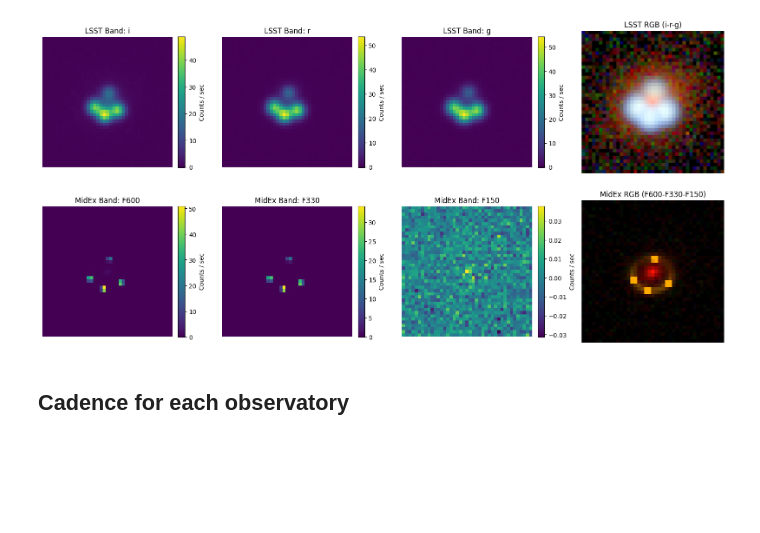
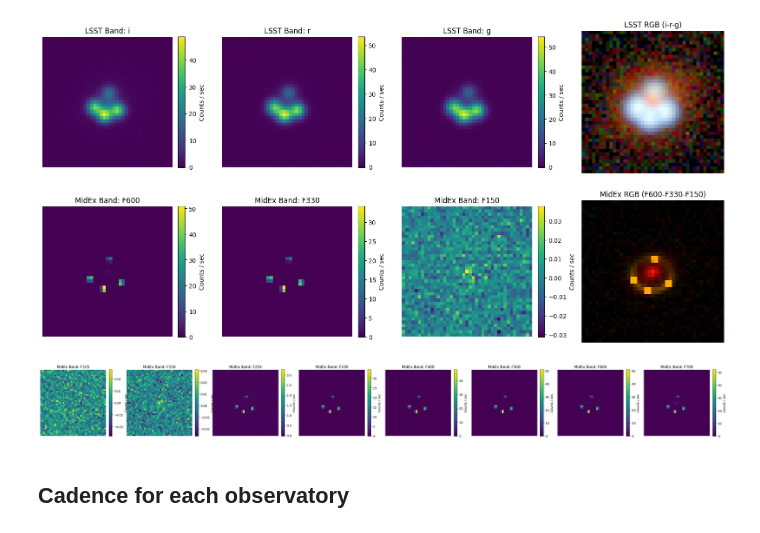
Before and after one commit to timedilatesme/MidEx-sims, a Jupyter notebook: v1/lagn_sims.ipynb, the cells around one changed output. Drawn from its saved outputs; the diff is of its cells as text; code cells hidden in the pictures; blank space fills up the shorter version.

Commit message:
image in all midex bands

```diff
--- a/v1/lagn_sims.ipynb
+++ b/v1/lagn_sims.ipynb
@@ -355,6 +355,25 @@ Shear:               [0.37090079 0.43084458 0.58091325 0.74944913]
 Shear Angle:         [-2.43123436  1.7357434  -0.30280756 -0.29921098]
 ==================================================
 [figure]
+# %%
+# show image of the lens in all midex bands
+
+fig, axes = plt.subplots(1, len(midex_filter_names_no_prefix), figsize=(5 * len(midex_filter_names_no_prefix), 5))
+
+for i, (ax, band) in enumerate(zip(axes, midex_filter_names_no_prefix)):
+    img = simulate_image(
+        lens_class,
+        band=band,
+        observatory="MidEx",
+        num_pix=num_pix,
+        microlensing=True
+    )
+    im = ax.imshow(img, origin='lower', cmap='viridis')
+    ax.set_title(f"MidEx Band: {band}")
+    fig.colorbar(im, ax=ax, fraction=0.046, pad=0.04, label='Counts / sec')
+    ax.axis('off')
+# %% [output]
+[figure, added]
 # %% [markdown]
 ## Cadence for each observatory
 # %%
```
